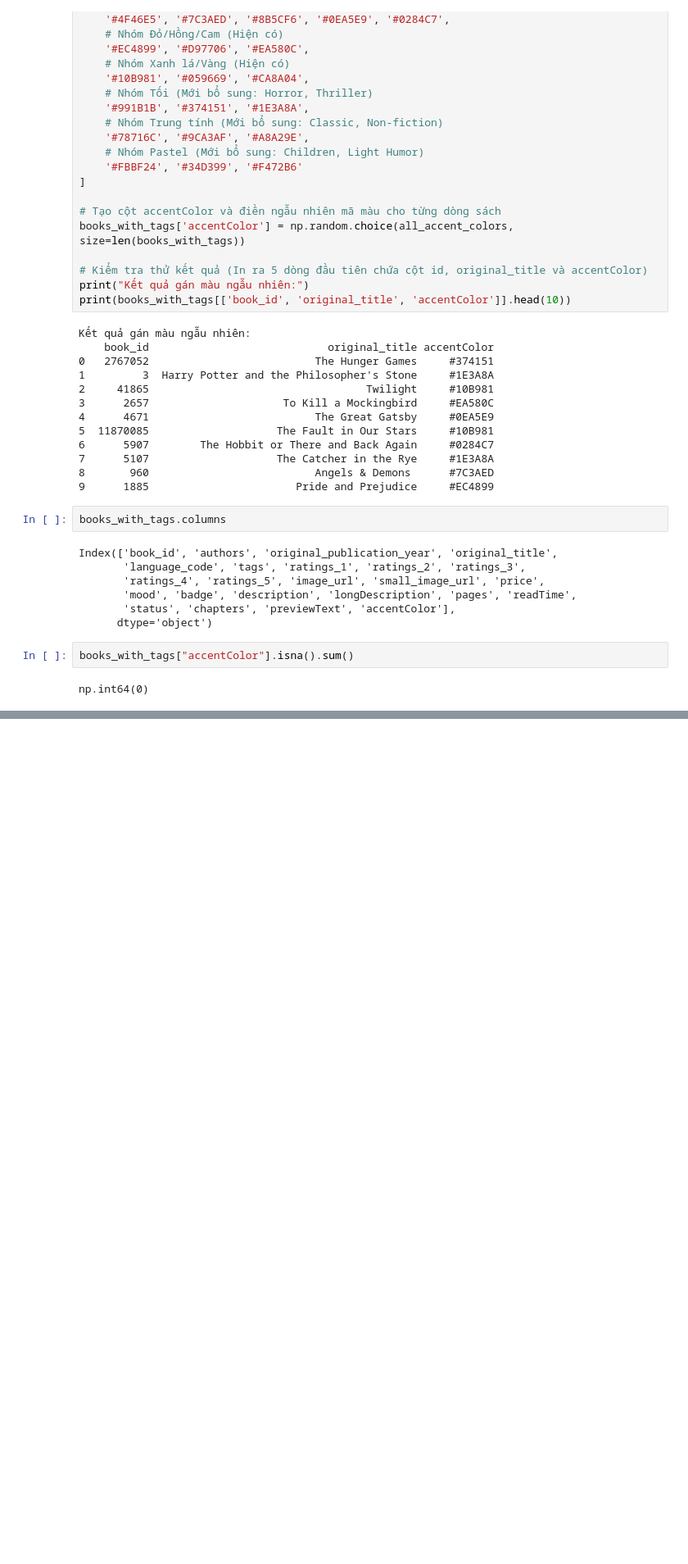
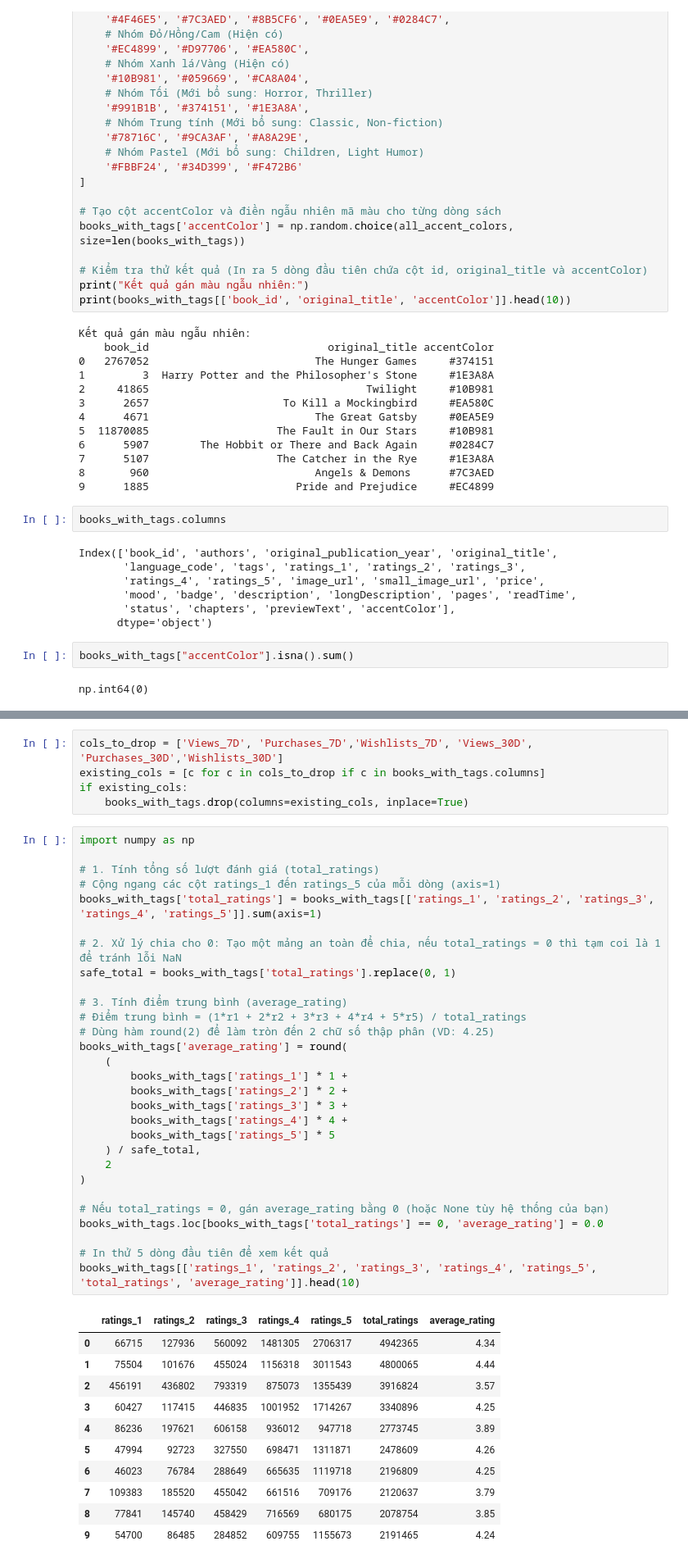
Before and after one commit to tachirevlt/BookRecProject, a Jupyter notebook: Backend/test.ipynb, the cells around one changed output, grey strips where cells are left out. Shown at 82% size. Cells and saved outputs as stored; diff of their text form; blank space fills up the shorter version.

```diff
--- a/Backend/test.ipynb
+++ b/Backend/test.ipynb
@@ -594,0 +775,46 @@ np.int64(0)
+# %%
+cols_to_drop = ['Views_7D', 'Purchases_7D','Wishlists_7D', 'Views_30D', 'Purchases_30D','Wishlists_30D']
+existing_cols = [c for c in cols_to_drop if c in books_with_tags.columns]
+if existing_cols:
+    books_with_tags.drop(columns=existing_cols, inplace=True)
+# %%
+import numpy as np
+
+# 1. Tính tổng số lượt đánh giá (total_ratings)
+# Cộng ngang các cột ratings_1 đến ratings_5 của mỗi dòng (axis=1)
+books_with_tags['total_ratings'] = books_with_tags[['ratings_1', 'ratings_2', 'ratings_3', 'ratings_4', 'ratings_5']].sum(axis=1)
+
+# 2. Xử lý chia cho 0: Tạo một mảng an toàn để chia, nếu total_ratings = 0 thì tạm coi là 1 để tránh lỗi NaN
+safe_total = books_with_tags['total_ratings'].replace(0, 1)
+
+# 3. Tính điểm trung bình (average_rating)
+# Điểm trung bình = (1*r1 + 2*r2 + 3*r3 + 4*r4 + 5*r5) / total_ratings
+# Dùng hàm round(2) để làm tròn đến 2 chữ số thập phân (VD: 4.25)
+books_with_tags['average_rating'] = round(
+    (
+        books_with_tags['ratings_1'] * 1 +
+        books_with_tags['ratings_2'] * 2 +
+        books_with_tags['ratings_3'] * 3 +
+        books_with_tags['ratings_4'] * 4 +
+        books_with_tags['ratings_5'] * 5
+    ) / safe_total,
+    2
+)
+
+# Nếu total_ratings = 0, gán average_rating bằng 0 (hoặc None tùy hệ thống của bạn)
+books_with_tags.loc[books_with_tags['total_ratings'] == 0, 'average_rating'] = 0.0
+
+# In thử 5 dòng đầu tiên để xem kết quả
+books_with_tags[['ratings_1', 'ratings_2', 'ratings_3', 'ratings_4', 'ratings_5', 'total_ratings', 'average_rating']].head(10)
+# %% [output]
+|  | ratings_1 | ratings_2 | ratings_3 | ratings_4 | ratings_5 | total_ratings | average_rating |
+| 0 | 66715 | 127936 | 560092 | 1481305 | 2706317 | 4942365 | 4.34 |
+| 1 | 75504 | 101676 | 455024 | 1156318 | 3011543 | 4800065 | 4.44 |
+| 2 | 456191 | 436802 | 793319 | 875073 | 1355439 | 3916824 | 3.57 |
+| 3 | 60427 | 117415 | 446835 | 1001952 | 1714267 | 3340896 | 4.25 |
+| 4 | 86236 | 197621 | 606158 | 936012 | 947718 | 2773745 | 3.89 |
+| 5 | 47994 | 92723 | 327550 | 698471 | 1311871 | 2478609 | 4.26 |
+| 6 | 46023 | 76784 | 288649 | 665635 | 1119718 | 2196809 | 4.25 |
+| 7 | 109383 | 185520 | 455042 | 661516 | 709176 | 2120637 | 3.79 |
+| 8 | 77841 | 145740 | 458429 | 716569 | 680175 | 2078754 | 3.85 |
+| 9 | 54700 | 86485 | 284852 | 609755 | 1155673 | 2191465 | 4.24 |
```
Also changed, not shown: parts of 7 cells of this notebook, 56 other files.
